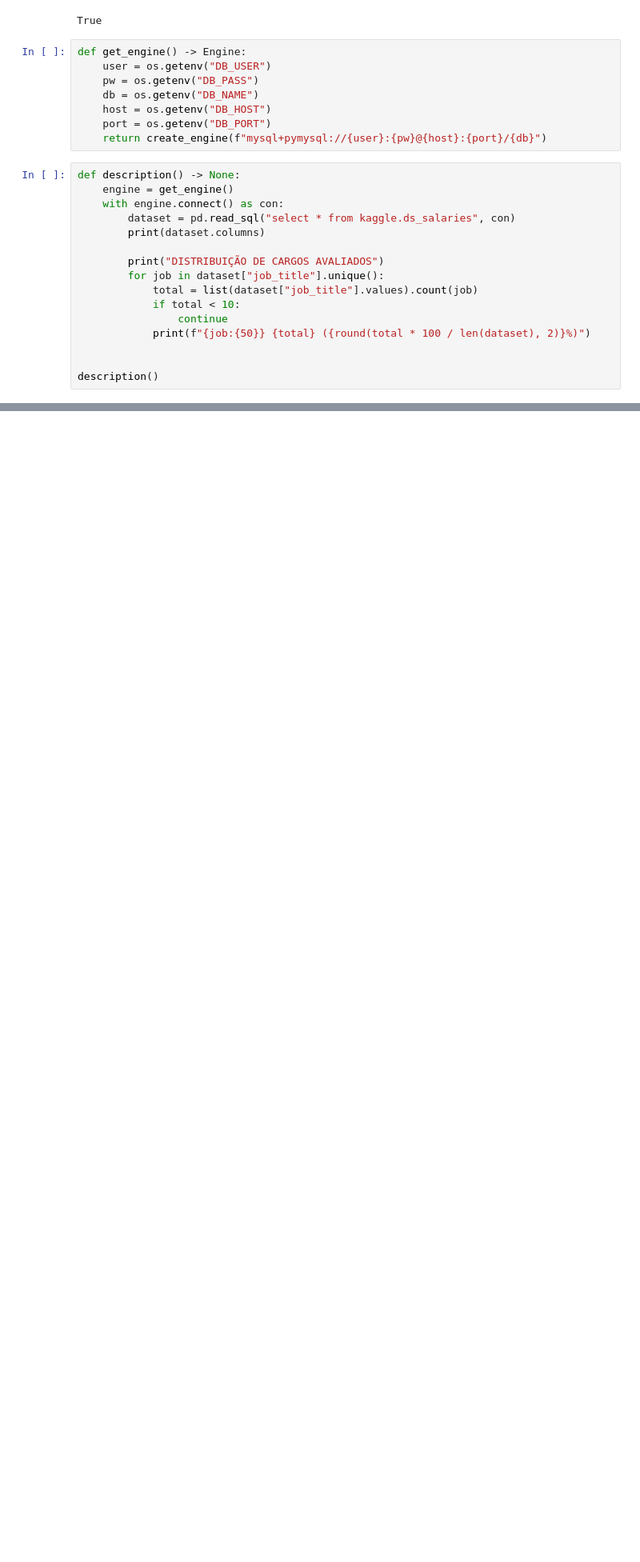
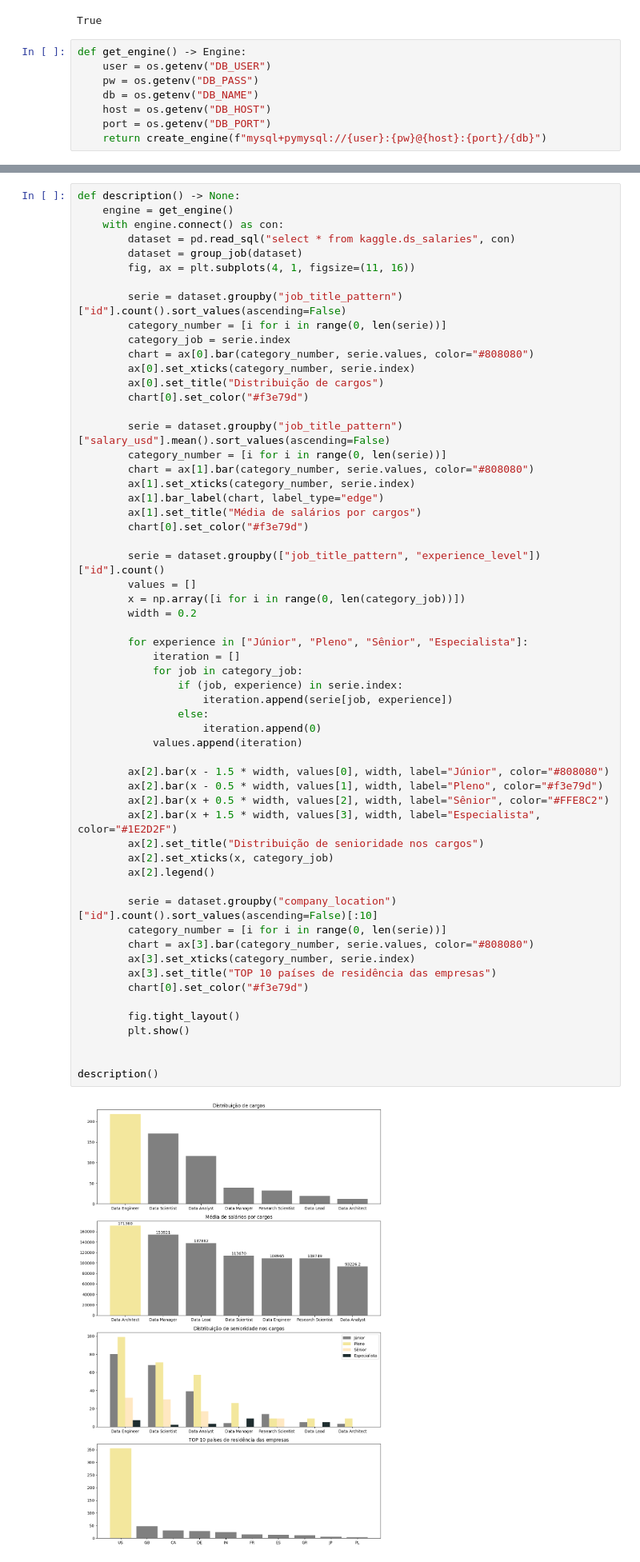
Before and after one commit to BrunoSantosPK/ds_salaries, a Jupyter notebook: notebooks/analysis.ipynb, the cells around one changed output, grey strips where cells are left out. Shown at 80% size. Drawn from its saved outputs; the diff is of its cells as text; blank space fills up the shorter version.

```diff
--- a/notebooks/analysis.ipynb
+++ b/notebooks/analysis.ipynb
@@ -17,19 +20,3 @@ def get_engine() -> Engine:
     host = os.getenv("DB_HOST")
     port = os.getenv("DB_PORT")
     return create_engine(f"mysql+pymysql://{user}:{pw}@{host}:{port}/{db}")
-# %%
-def description() -> None:
-    engine = get_engine()
-    with engine.connect() as con:
-        dataset = pd.read_sql("select * from kaggle.ds_salaries", con)
-        print(dataset.columns)
-
-        print("DISTRIBUIÇÃO DE CARGOS AVALIADOS")
-        for job in dataset["job_title"].unique():
-            total = list(dataset["job_title"].values).count(job)
-            if total < 10:
-                continue
-            print(f"{job:{50}} {total} ({round(total * 100 / len(dataset), 2)}%)")
-
-
-description()
@@ -48,0 +68,60 @@ Data Architect                                     11 (1.81%)
+# %%
+def description() -> None:
+    engine = get_engine()
+    with engine.connect() as con:
+        dataset = pd.read_sql("select * from kaggle.ds_salaries", con)
+        dataset = group_job(dataset)
+        fig, ax = plt.subplots(4, 1, figsize=(11, 16))
+
+        serie = dataset.groupby("job_title_pattern")["id"].count().sort_values(ascending=False)
+        category_number = [i for i in range(0, len(serie))]
+        category_job = serie.index
+        chart = ax[0].bar(category_number, serie.values, color="#808080")
+        ax[0].set_xticks(category_number, serie.index)
+        ax[0].set_title("Distribuição de cargos")
+        chart[0].set_color("#f3e79d")
+
+        serie = dataset.groupby("job_title_pattern")["salary_usd"].mean().sort_values(ascending=False)
+        category_number = [i for i in range(0, len(serie))]
+        chart = ax[1].bar(category_number, serie.values, color="#808080")
+        ax[1].set_xticks(category_number, serie.index)
+        ax[1].bar_label(chart, label_type="edge")
+        ax[1].set_title("Média de salários por cargos")
+        chart[0].set_color("#f3e79d")
+
+        serie = dataset.groupby(["job_title_pattern", "experience_level"])["id"].count()
+        values = []
+        x = np.array([i for i in range(0, len(category_job))])
+        width = 0.2
+
+        for experience in ["Júnior", "Pleno", "Sênior", "Especialista"]:
+            iteration = []
+            for job in category_job:
+                if (job, experience) in serie.index:
+                    iteration.append(serie[job, experience])
+                else:
+                    iteration.append(0)
+            values.append(iteration)
+
+        ax[2].bar(x - 1.5 * width, values[0], width, label="Júnior", color="#808080")
+        ax[2].bar(x - 0.5 * width, values[1], width, label="Pleno", color="#f3e79d")
+        ax[2].bar(x + 0.5 * width, values[2], width, label="Sênior", color="#FFE8C2")
+        ax[2].bar(x + 1.5 * width, values[3], width, label="Especialista", color="#1E2D2F")
+        ax[2].set_title("Distribuição de senioridade nos cargos")
+        ax[2].set_xticks(x, category_job)
+        ax[2].legend()
+
+        serie = dataset.groupby("company_location")["id"].count().sort_values(ascending=False)[:10]
+        category_number = [i for i in range(0, len(serie))]
+        chart = ax[3].bar(category_number, serie.values, color="#808080")
+        ax[3].set_xticks(category_number, serie.index)
+        ax[3].set_title("TOP 10 países de residência das empresas")
+        chart[0].set_color("#f3e79d")
+
+        fig.tight_layout()
+        plt.show()
+
+
+description()
+# %% [output]
+[figure, added]
```
Also changed, not shown: parts of 9 cells of this notebook, 1 other file.
